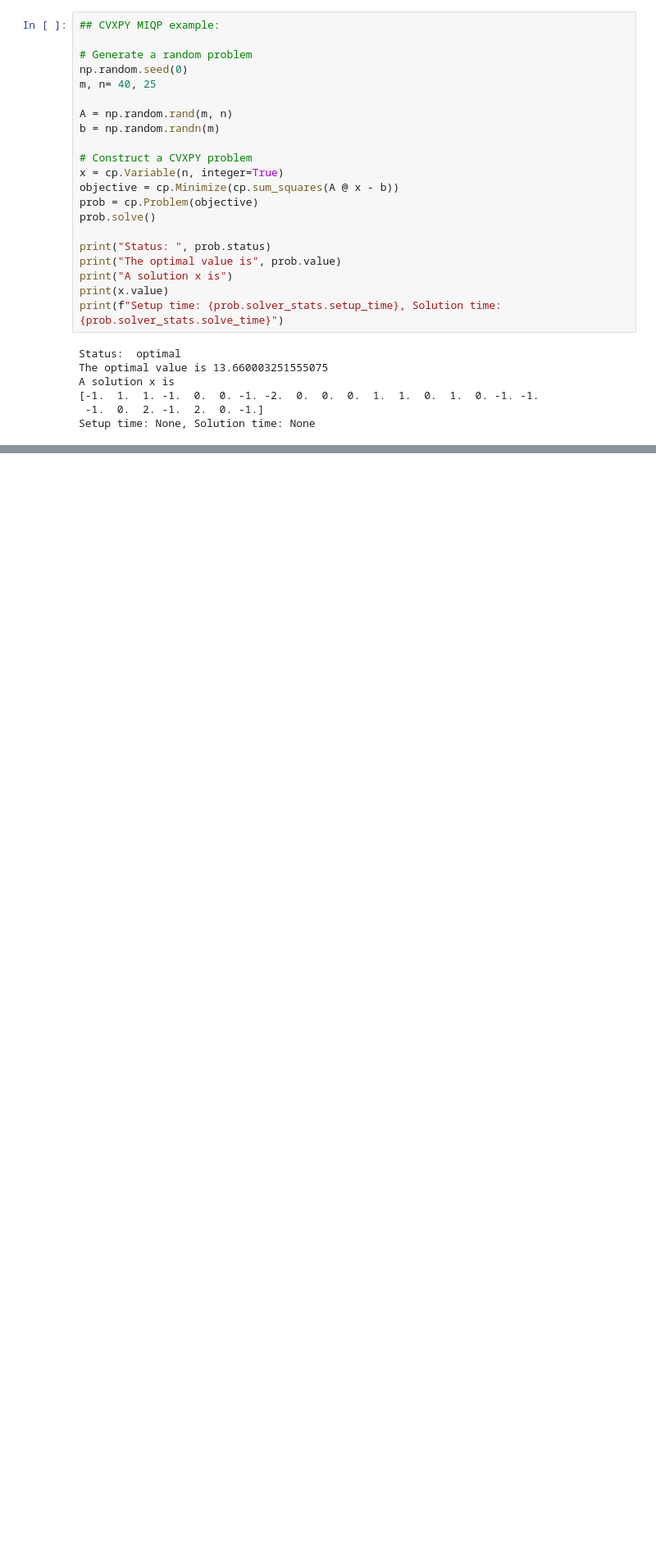
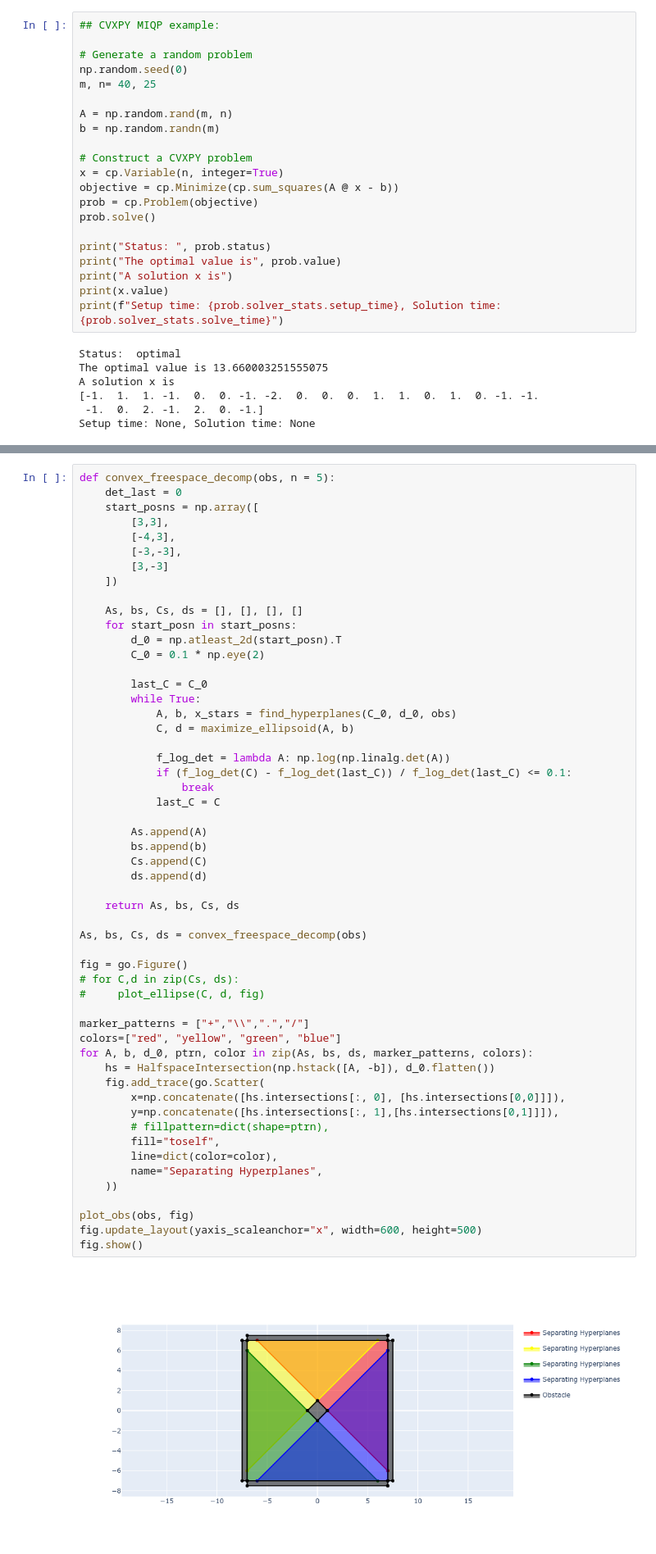
Before and after one commit to teadetime/crazyflie-path-planning, a Jupyter notebook: notebooks/mixed_integer_exploration.ipynb, the cells around one changed output, grey strips where cells are left out. Shown at 82% size. Drawn from its saved outputs; the diff is of its cells as text; blank space fills up the shorter version.

```diff
--- a/notebooks/mixed_integer_exploration.ipynb
+++ b/notebooks/mixed_integer_exploration.ipynb
@@ -236,0 +284,56 @@ fig.add_trace(go.Scatter(
+# %%
+def convex_freespace_decomp(obs, n = 5):
+    det_last = 0
+    start_posns = np.array([
+        [3,3],
+        [-4,3],
+        [-3,-3],
+        [3,-3]
+    ])
+
+    As, bs, Cs, ds = [], [], [], []
+    for start_posn in start_posns:
+        d_0 = np.atleast_2d(start_posn).T
+        C_0 = 0.1 * np.eye(2)
+
+        last_C = C_0
+        while True:
+            A, b, x_stars = find_hyperplanes(C_0, d_0, obs)
+            C, d = maximize_ellipsoid(A, b)
+
+            f_log_det = lambda A: np.log(np.linalg.det(A))
+            if (f_log_det(C) - f_log_det(last_C)) / f_log_det(last_C) <= 0.1:
+                break
+            last_C = C
+
+        As.append(A)
+        bs.append(b)
+        Cs.append(C)
+        ds.append(d)
+
+    return As, bs, Cs, ds
+
+As, bs, Cs, ds = convex_freespace_decomp(obs)
+
+fig = go.Figure()
+# for C,d in zip(Cs, ds):
+#     plot_ellipse(C, d, fig)
+
+marker_patterns = ["+","\\",".","/"]
+colors=["red", "yellow", "green", "blue"]
+for A, b, d_0, ptrn, color in zip(As, bs, ds, marker_patterns, colors):
+    hs = HalfspaceIntersection(np.hstack([A, -b]), d_0.flatten())
+    fig.add_trace(go.Scatter(
+        x=np.concatenate([hs.intersections[:, 0], [hs.intersections[0,0]]]),
+        y=np.concatenate([hs.intersections[:, 1],[hs.intersections[0,1]]]),
+        # fillpattern=dict(shape=ptrn),
+        fill="toself",
+        line=dict(color=color),
+        name="Separating Hyperplanes",
+    ))
+
+plot_obs(obs, fig)
+fig.update_layout(yaxis_scaleanchor="x", width=600, height=500)
+fig.show()
+# %% [output]
+[figure, added]
```
Also changed, not shown: parts of 7 cells of this notebook, 2 other files.
